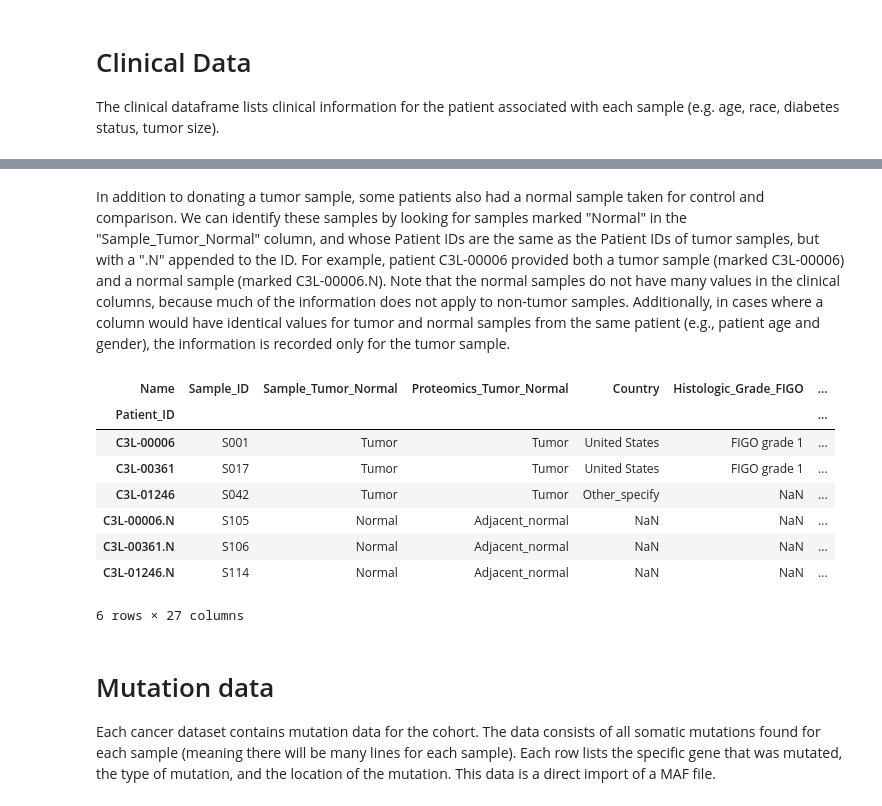
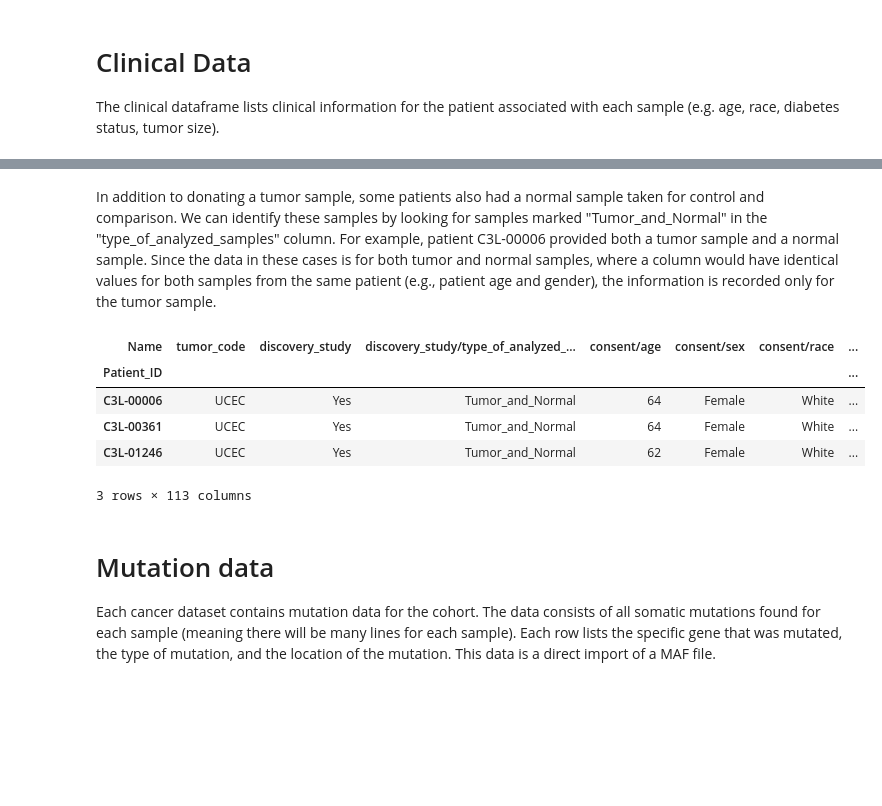
Before and after one commit to PayneLab/cptac, a Jupyter notebook: notebooks/tutorial01_data_intro.ipynb, the cells around one changed output, grey strips where cells are left out. Saved outputs shown, nothing was run; the diff lists cells and outputs as text; code cells hidden in the pictures; blank space fills up the shorter version.

```diff
--- a/notebooks/tutorial01_data_intro.ipynb
+++ b/notebooks/tutorial01_data_intro.ipynb
@@ -113,6 +110,6 @@ transcriptomics.head()
 
 The clinical dataframe lists clinical information for the patient associated with each sample (e.g. age, race, diabetes status, tumor size).
 # %%
-clinical = en.get_clinical('awg')
+clinical = en.get_clinical()
 clinical.head()
 # %% [output]
@@ -127,17 +125,14 @@ clinical.head()
 # %% [markdown]
-In addition to donating a tumor sample, some patients also had a normal sample taken for control and comparison. We can identify these samples by looking for samples marked "Normal" in the "Sample_Tumor_Normal" column, and whose Patient IDs are the same as the Patient IDs of tumor samples, but with a ".N" appended to the ID. For example, patient C3L-00006 provided both a tumor sample (marked C3L-00006) and a normal sample (marked C3L-00006.N). Note that the normal samples do not have many values in the clinical columns, because much of the information does not apply to non-tumor samples. Additionally, in cases where a column would have identical values for tumor and normal samples from the same patient (e.g., patient age and gender), the information is recorded only for the tumor sample.
+In addition to donating a tumor sample, some patients also had a normal sample taken for control and comparison. We can identify these samples by looking for samples marked "Tumor_and_Normal" in the "type_of_analyzed_samples" column. For example, patient C3L-00006 provided both a tumor sample and a normal sample. Since the data in these cases is for both tumor and normal samples, where a column would have identical values for both samples from the same patient (e.g., patient age and gender), the information is recorded only for the tumor sample.
 # %%
-clinical.loc[["C3L-00006","C3L-00361","C3L-01246", "C3L-00006.N","C3L-00361.N","C3L-01246.N"]]
+clinical.loc[["C3L-00006","C3L-00361","C3L-01246"]]
 # %% [output]
-| Name | Sample_ID | Sample_Tumor_Normal | Proteomics_Tumor_Normal | Country | Histologic_Grade_FIGO | ... |
-| Patient_ID |  |  |  |  |  | ... |
-| C3L-00006 | S001 | Tumor | Tumor | United States | FIGO grade 1 | ... |
-| C3L-00361 | S017 | Tumor | Tumor | United States | FIGO grade 1 | ... |
-| C3L-01246 | S042 | Tumor | Tumor | Other_specify | NaN | ... |
-| C3L-00006.N | S105 | Normal | Adjacent_normal | NaN | NaN | ... |
-| C3L-00361.N | S106 | Normal | Adjacent_normal | NaN | NaN | ... |
-| C3L-01246.N | S114 | Normal | Adjacent_normal | NaN | NaN | ... |
+| Name | tumor_code | discovery_study | discovery_study/type_of_analyzed_... | consent/age | consent/sex | consent/race | ... |
+| Patient_ID |  |  |  |  |  |  | ... |
+| C3L-00006 | UCEC | Yes | Tumor_and_Normal | 64 | Female | White | ... |
+| C3L-00361 | UCEC | Yes | Tumor_and_Normal | 64 | Female | White | ... |
+| C3L-01246 | UCEC | Yes | Tumor_and_Normal | 62 | Female | White | ... |
-6 rows × 27 columns
+3 rows × 113 columns
 # %% [markdown]
 # Mutation data
 
```
Also changed, not shown: parts of 9 cells of this notebook, 2 other files.
